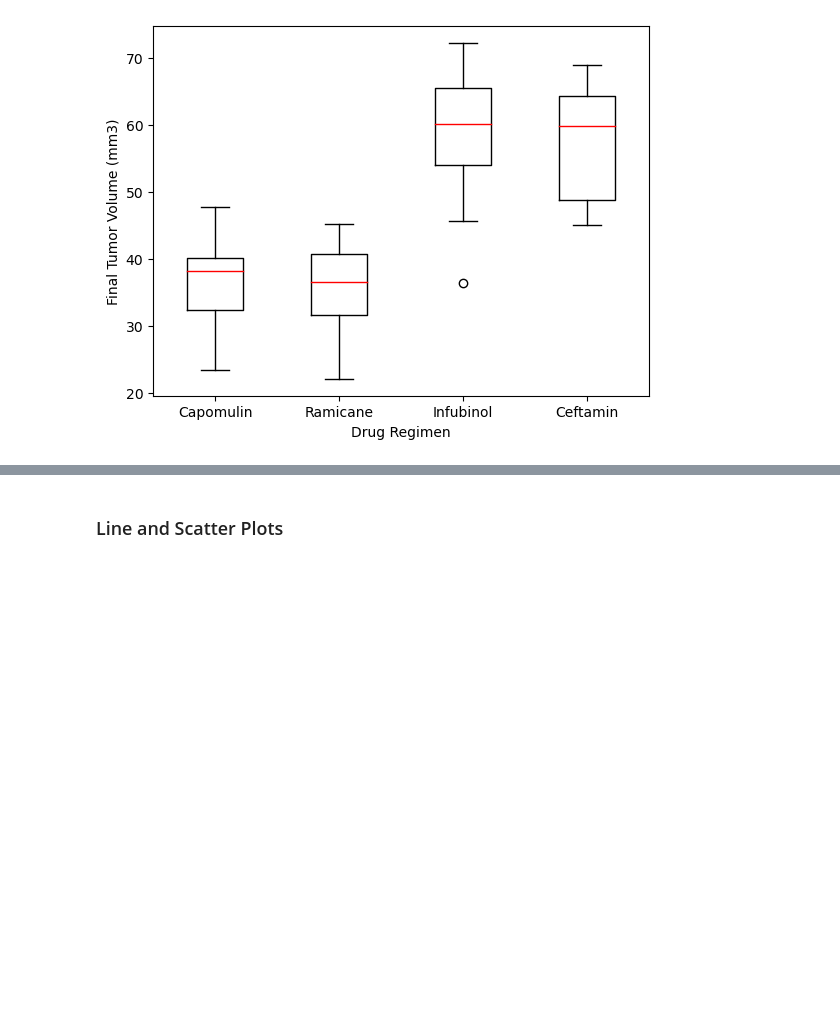
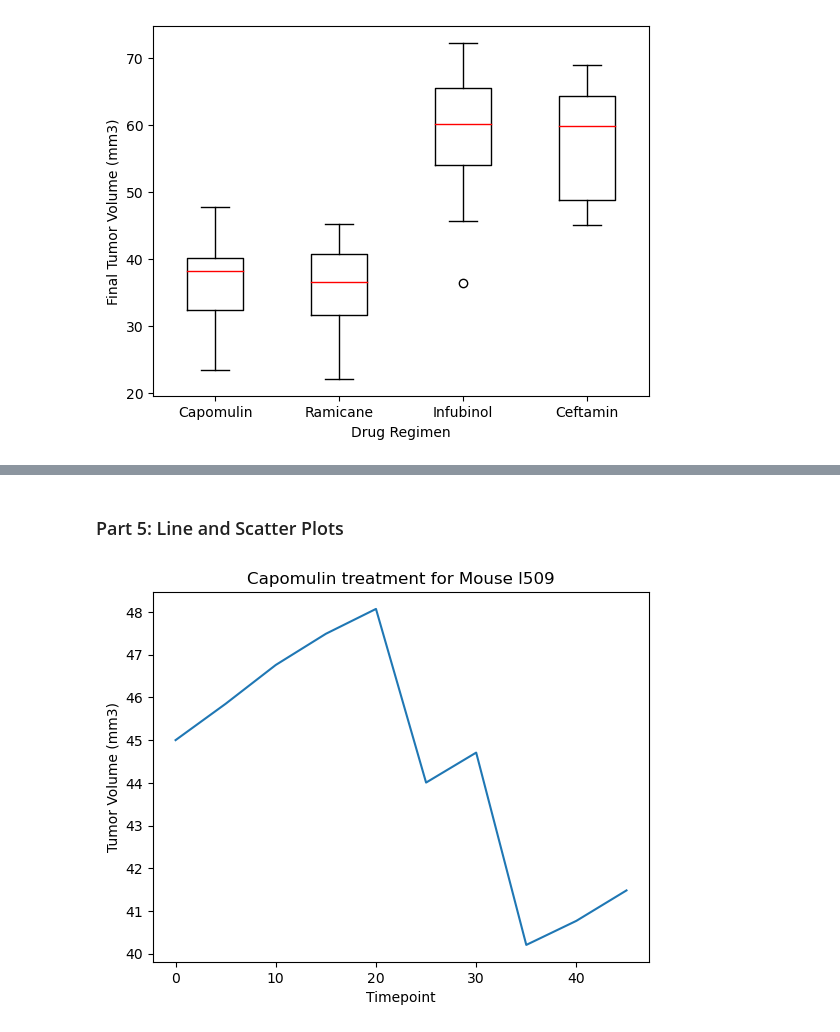
Before and after one commit to benoitchamot/pymaceuticals, a Jupyter notebook: report/report.ipynb, the cells around one changed output, grey strips where cells are left out. Cells and saved outputs as stored; diff of their text form; code cells hidden in the pictures; blank space fills up the shorter version.

Commit message:
Completed Part 5. Pending Part 6 and conclusions

```diff
--- a/report/report.ipynb
+++ b/report/report.ipynb
@@ -317,2 +323,2 @@ memory usage: 928.0 bytes
 # %% [markdown]
-### Line and Scatter Plots
+### Part 5: Line and Scatter Plots
@@ -322,0 +325,19 @@ memory usage: 928.0 bytes
+# %%
+# Generate a line plot of tumor volume vs. time point for a single mouse treated with Capomulin
+select_mouse = 'l509'
+
+# Get data for selected mouse from DataFrame
+select_data = cleaned_study_data.loc[cleaned_study_data['Mouse ID']==select_mouse,:]
+
+# Get drug name from data (assumes that the mouse has been through only one treatment)
+drug_regimen = select_data['Drug Regimen'].unique()[0]
+
+# Plot data
+select_data.plot(kind='line',x='Timepoint',y='Tumor Volume (mm3)',
+                 legend=False, ylabel='Tumor Volume (mm3)',
+                 title=f"{drug_regimen} treatment for Mouse {select_mouse}")
+
+# Show plot
+plt.show()
+# %% [output]
+[figure, added]
```
Also changed, not shown: parts of 6 cells of this notebook.
